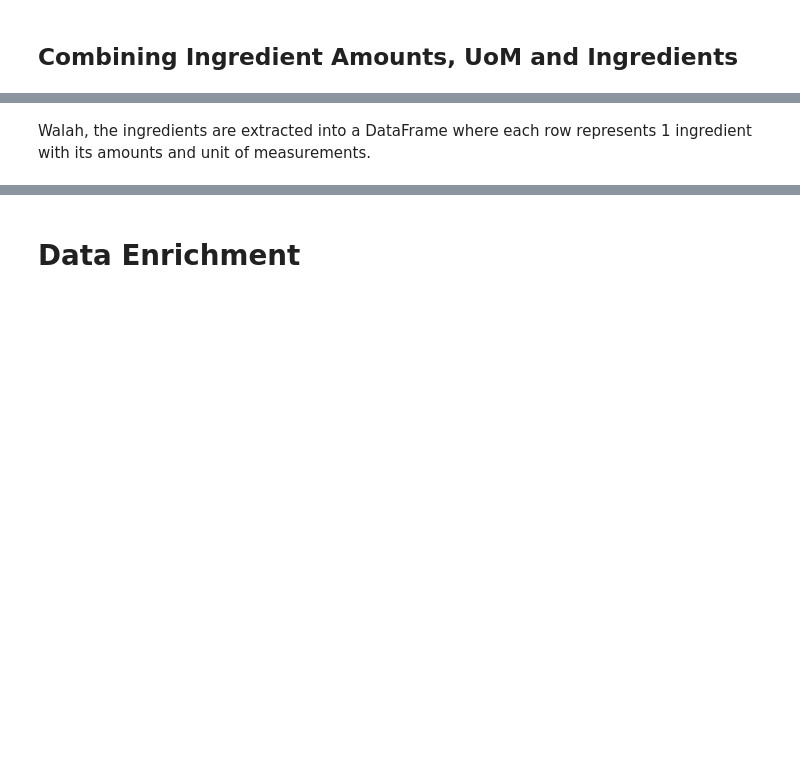
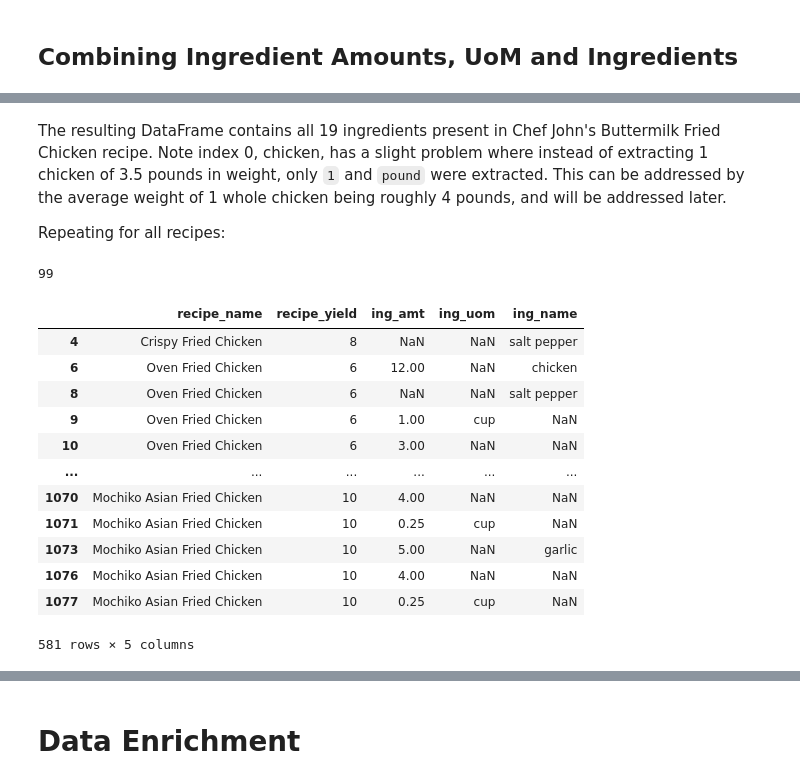
Before and after one commit to andrewyewcy/recipe_classifier, a Jupyter notebook: 30_automation/enrich_data_dev.ipynb, the cells around one changed output, grey strips where cells are left out. Saved outputs shown, nothing was run; the diff lists cells and outputs as text; code cells hidden in the pictures; blank space fills up the shorter version.

```diff
--- a/30_automation/enrich_data_dev.ipynb
+++ b/30_automation/enrich_data_dev.ipynb
@@ -311,2 +438,4 @@ ing_df.head()
 # %% [markdown]
-Walah, the ingredients are extracted into a DataFrame where each row represents 1 ingredient with its amounts and unit of measurements.
+The resulting DataFrame contains all 19 ingredients present in Chef John's Buttermilk Fried Chicken recipe. Note index 0, chicken, has a slight problem where instead of extracting 1 chicken of 3.5 pounds in weight, only `1` and `pound` were extracted. This can be addressed by the average weight of 1 whole chicken being roughly 4 pounds, and will be addressed later.
+
+Repeating for all recipes:
@@ -312,0 +513,21 @@ Walah, the ingredients are extracted into a DataFrame where each row represents
+# %%
+cond = ing_df.isna().any(axis = 1)
+ing_df.loc[cond,"recipe_name"].nunique()
+# %% [output]
+99
+# %%
+ing_df.loc[cond]
+# %% [output]
+|  | recipe_name | recipe_yield | ing_amt | ing_uom | ing_name |
+| 4 | Crispy Fried Chicken | 8 | NaN | NaN | salt pepper |
+| 6 | Oven Fried Chicken | 6 | 12.00 | NaN | chicken |
+| 8 | Oven Fried Chicken | 6 | NaN | NaN | salt pepper |
+| 9 | Oven Fried Chicken | 6 | 1.00 | cup | NaN |
+| 10 | Oven Fried Chicken | 6 | 3.00 | NaN | NaN |
+| ... | ... | ... | ... | ... | ... |
+| 1070 | Mochiko Asian Fried Chicken | 10 | 4.00 | NaN | NaN |
+| 1071 | Mochiko Asian Fried Chicken | 10 | 0.25 | cup | NaN |
+| 1073 | Mochiko Asian Fried Chicken | 10 | 5.00 | NaN | garlic |
+| 1076 | Mochiko Asian Fried Chicken | 10 | 4.00 | NaN | NaN |
+| 1077 | Mochiko Asian Fried Chicken | 10 | 0.25 | cup | NaN |
+581 rows × 5 columns
```
Also changed, not shown: parts of 50 cells of this notebook, 1 other file.
